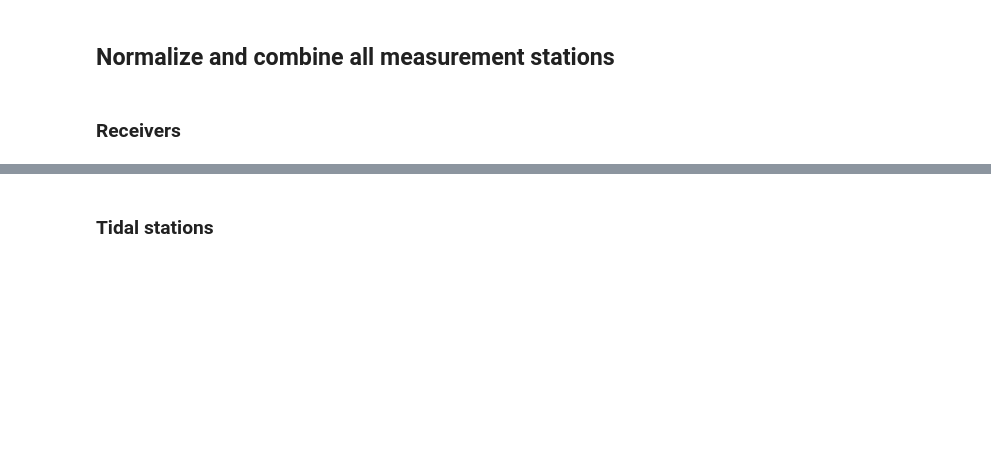
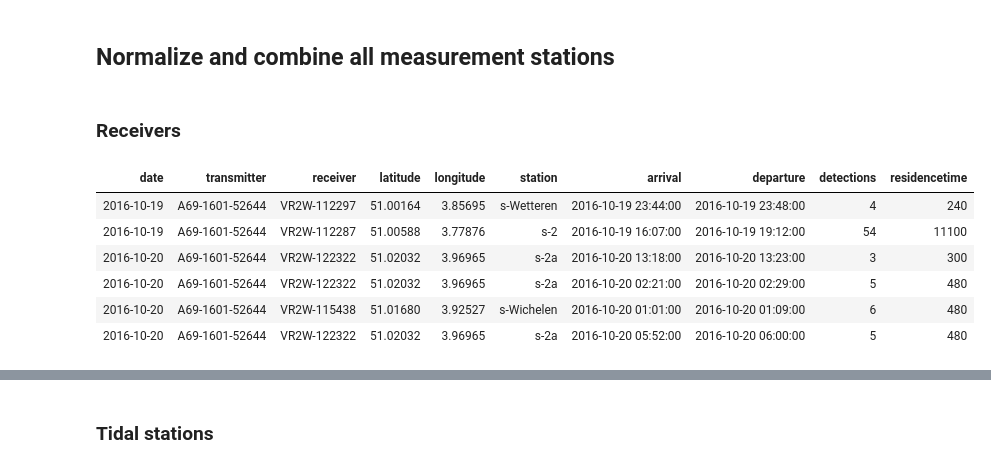
Before and after one commit to stijnvanhoey/waterinfo-tidal-eel, a Jupyter notebook: src/stations_distances.ipynb, the cells around one changed output, grey strips where cells are left out. Cells and saved outputs as stored; diff of their text form; code cells hidden in the pictures; blank space fills up the shorter version.

```diff
--- a/src/stations_distances.ipynb
+++ b/src/stations_distances.ipynb
@@ -11,2 +11,12 @@ eels <- read_csv("eels.csv", col_types = cols())
+# %%
+head(eels)
+# %% [output]
+| date | transmitter | receiver | latitude | longitude | station | arrival | departure | detections | residencetime |
+| 2016-10-19 | A69-1601-52644 | VR2W-112297 | 51.00164 | 3.85695 | s-Wetteren | 2016-10-19 23:44:00 | 2016-10-19 23:48:00 | 4 | 240 |
+| 2016-10-19 | A69-1601-52644 | VR2W-112287 | 51.00588 | 3.77876 | s-2 | 2016-10-19 16:07:00 | 2016-10-19 19:12:00 | 54 | 11100 |
+| 2016-10-20 | A69-1601-52644 | VR2W-122322 | 51.02032 | 3.96965 | s-2a | 2016-10-20 13:18:00 | 2016-10-20 13:23:00 | 3 | 300 |
+| 2016-10-20 | A69-1601-52644 | VR2W-122322 | 51.02032 | 3.96965 | s-2a | 2016-10-20 02:21:00 | 2016-10-20 02:29:00 | 5 | 480 |
+| 2016-10-20 | A69-1601-52644 | VR2W-115438 | 51.01680 | 3.92527 | s-Wichelen | 2016-10-20 01:01:00 | 2016-10-20 01:09:00 | 6 | 480 |
+| 2016-10-20 | A69-1601-52644 | VR2W-122322 | 51.02032 | 3.96965 | s-2a | 2016-10-20 05:52:00 | 2016-10-20 06:00:00 | 5 | 480 |
 # %%
 receivers <- eels %>%
```
Also changed, not shown: parts of 30 cells of this notebook.
